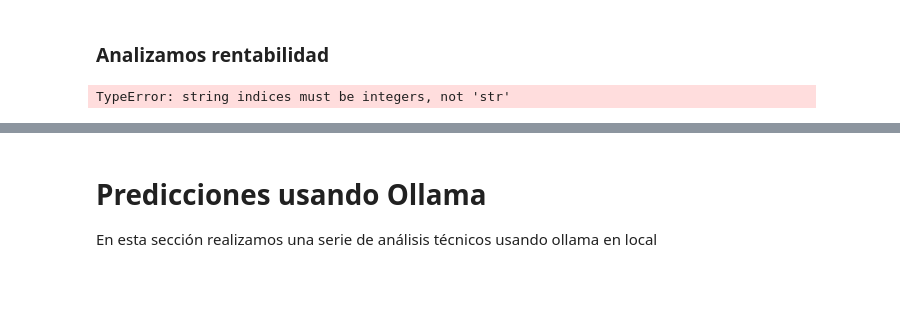
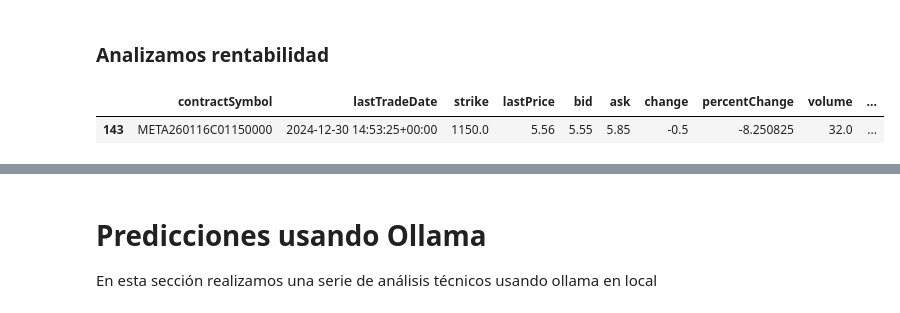
Before and after one commit to nestorap/sotck_app, a Jupyter notebook: notebooks/pruebas.ipynb, the cells around one changed output, grey strips where cells are left out. Drawn from its saved outputs; the diff is of its cells as text; code cells hidden in the pictures; blank space fills up the shorter version.

```diff
--- a/notebooks/pruebas.ipynb
+++ b/notebooks/pruebas.ipynb
@@ -210,10 +213,28 @@ def obtener_precio_activo(symbol, strike=None, vencimiento=None, tipo='stock'):
     else:
         print("Tipo de activo desconocido")
         return None
+# %%
+# Descargar opciones disponibles
+stock = yf.Ticker("META")
+vencimientos = stock.options
+if '2026-01-16' not in vencimientos:
+    print("hola")
+# %%
+# Descargar la cadena de opciones para esa fecha
+opciones = stock.option_chain('2026-01-16')
+
+# Separar calls y puts
+calls = opciones.calls
+calls.loc[calls["strike"] == 1150,:]
+# %% [output]
+|  | contractSymbol | lastTradeDate | strike | lastPrice | bid | ask | change | percentChange | volume | ... |
+| 143 | META260116C01150000 | 2024-12-30 14:53:25+00:00 | 1150.0 | 5.56 | 5.55 | 5.85 | -0.5 | -8.250825 | 32.0 | ... |
 # %%
 # Crear una nueva columna en el DataFrame para el precio actual
-df_final['precio_actual'] = df_final['symbol'].apply(
-    lambda row : obtener_precio_activo(symbol=row["symbol"] , strike=row["strike"] , vencimiento=int(row["lastTradeDateOrContractMonth"]), tipo=row["right"]))
+df_final['precio_actual'] = df_final.apply(
+    lambda row : obtener_precio_activo(
+        symbol=row["symbol"] ,
+        strike=row["strike"] ,
+        vencimiento=row["fecha_opciones"],
+        tipo=row["right"]), axis=1)
-# %% [output]
-TypeError: string indices must be integers, not 'str'
 # %%
```
Also changed, not shown: parts of 5 cells of this notebook.
